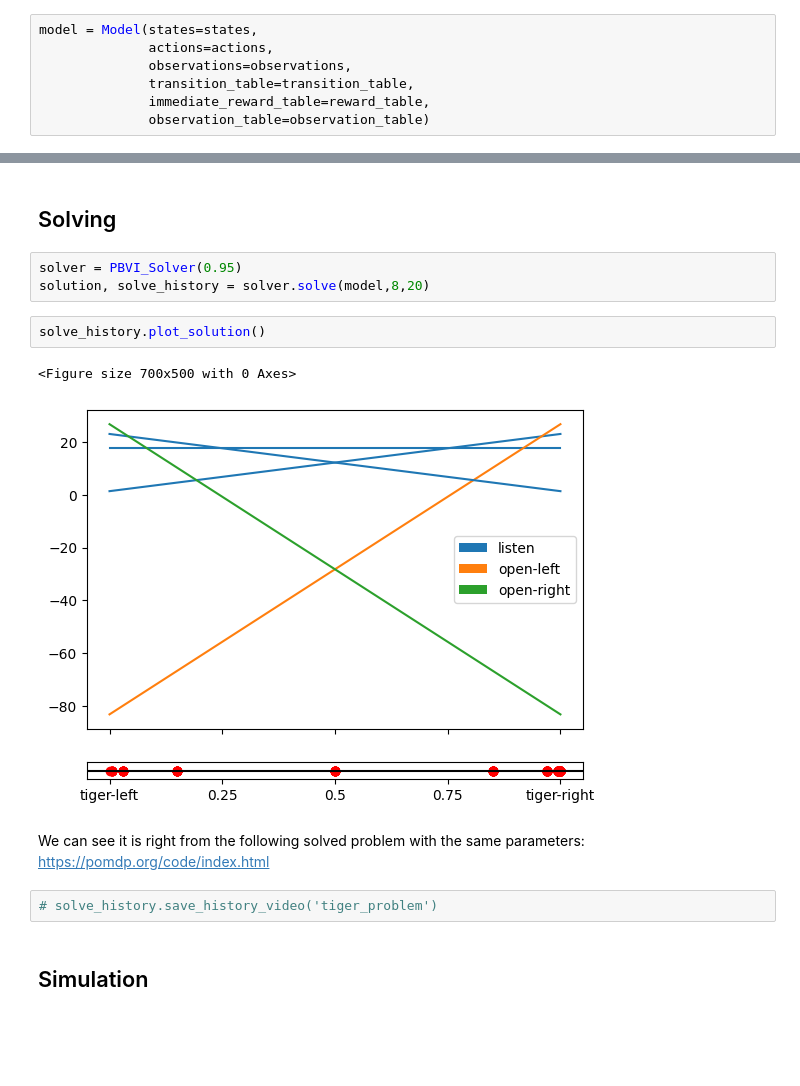
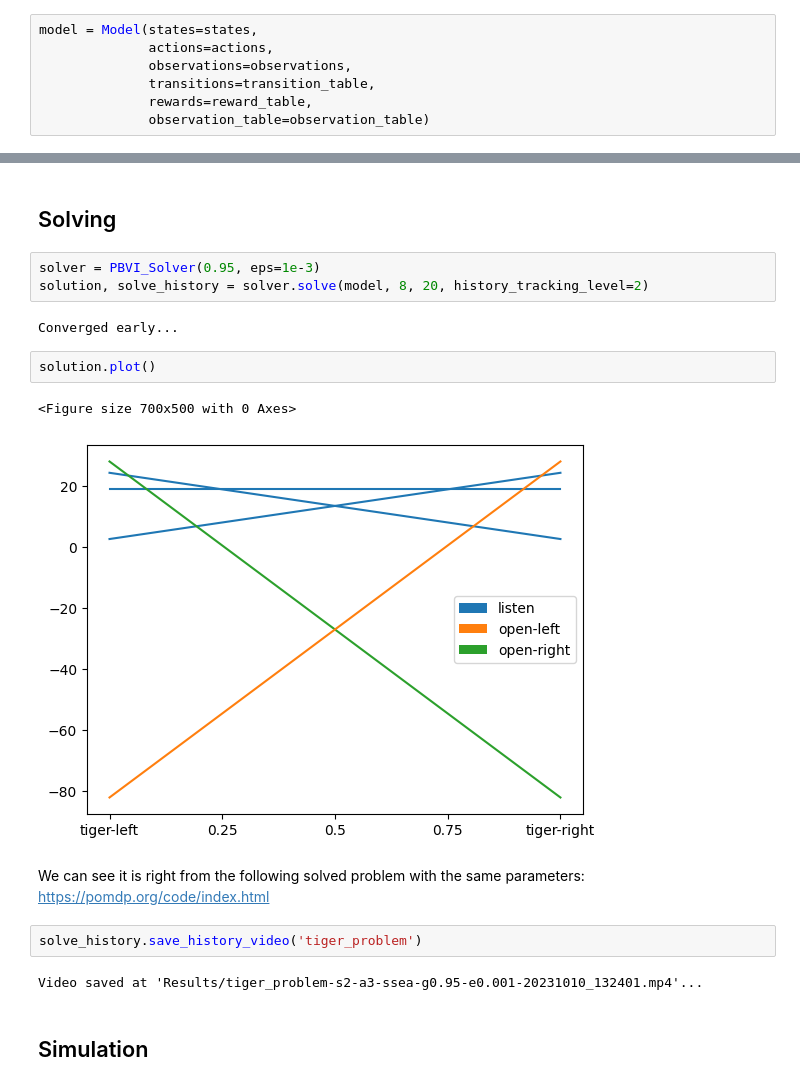
Before and after one commit to PimLb/POMDP_PBVI_Exploration, a Jupyter notebook: Experiments/tiger_problem.ipynb, the cells around one changed output, grey strips where cells are left out. Drawn from its saved outputs; the diff is of its cells as text; blank space fills up the shorter version.

```diff
--- a/Experiments/tiger_problem.ipynb
+++ b/Experiments/tiger_problem.ipynb
@@ -76,6 +76,6 @@ for i,_ in enumerate(states):
 model = Model(states=states,
               actions=actions,
               observations=observations,
-              transition_table=transition_table,
-              immediate_reward_table=reward_table,
+              transitions=transition_table,
+              rewards=reward_table,
               observation_table=observation_table)
@@ -84,17 +103,21 @@ model.end_actions = [1,2]
 # %% [markdown]
 ## Solving
 # %%
-solver = PBVI_Solver(0.95)
-solution, solve_history = solver.solve(model,8,20)
+solver = PBVI_Solver(0.95, eps=1e-3)
+solution, solve_history = solver.solve(model, 8, 20, history_tracking_level=2)
+# %% [output]
+Converged early...
-# %%
-solve_history.plot_solution()
-# %% [output]
-<Figure size 700x500 with 0 Axes>
-[figure, removed]
+# %%
+solution.plot()
+# %% [output]
+<Figure size 700x500 with 0 Axes>
+[figure, added]
 # %% [markdown]
 We can see it is right from the following solved problem with the same parameters: https://pomdp.org/code/index.html
 # %%
-# solve_history.save_history_video('tiger_problem')
+solve_history.save_history_video('tiger_problem')
+# %% [output]
+Video saved at 'Results/tiger_problem-s2-a3-ssea-g0.95-e0.001-20231010_132401.mp4'...
 # %% [markdown]
 ## Simulation
 # %%
```
Also changed, not shown: parts of 1 cell of this notebook, 5 other files.
